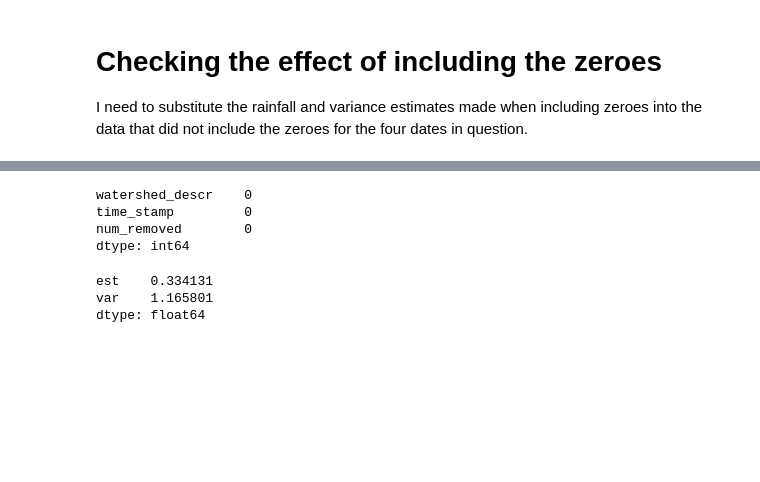
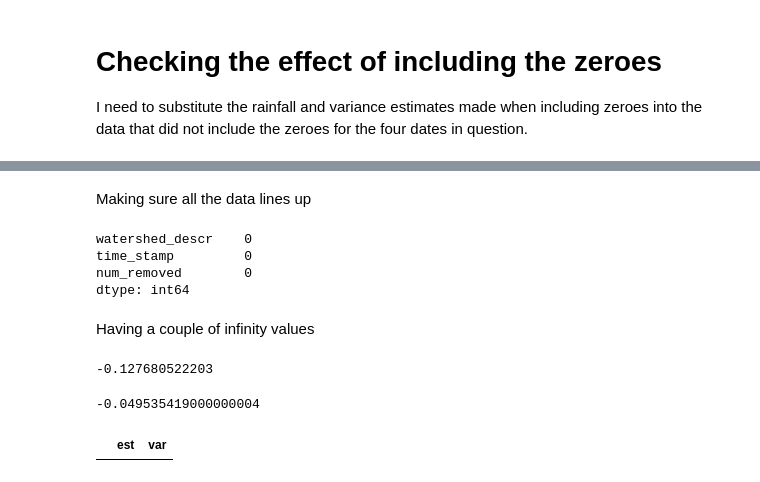
Before and after one commit to uva-hydroinformatics/precipitation_processing, a Jupyter notebook: comparing_zeroes.ipynb, the cells around one changed output, grey strips where cells are left out. Saved outputs shown, nothing was run; the diff lists cells and outputs as text; code cells hidden in the pictures; blank space fills up the shorter version.

```diff
--- a/comparing_zeroes.ipynb
+++ b/comparing_zeroes.ipynb
@@ -122,3 +119,5 @@ all_nz.tail()
+# %% [markdown]
+Making sure all the data lines up
 # %%
 (all_nz.ix[:, :3] != all_z.ix[:, :3]).sum()
 # %% [output]
@@ -126,9 +125,18 @@ watershed_descr    0
 time_stamp         0
 num_removed        0
 dtype: int64
+# %% [markdown]
+Having a couple of infinity values
+# %%
+all_nz['est'].min()
+# %% [output]
+-0.127680522203
+# %%
+all_z['est'].min()
+# %% [output]
+-0.049535419000000004
 # %%
-abs(all_nz[['est', 'var']] - all_z[['est', 'var']]).mean()
+a = (abs(all_nz[['est', 'var']] - all_z[['est', 'var']]))
+a[a['est'] == np.inf]
 # %% [output]
-est    0.334131
-var    1.165801
-dtype: float64
+|  | est | var |
```
Also changed, not shown: parts of 9 cells of this notebook, 6 other files.
